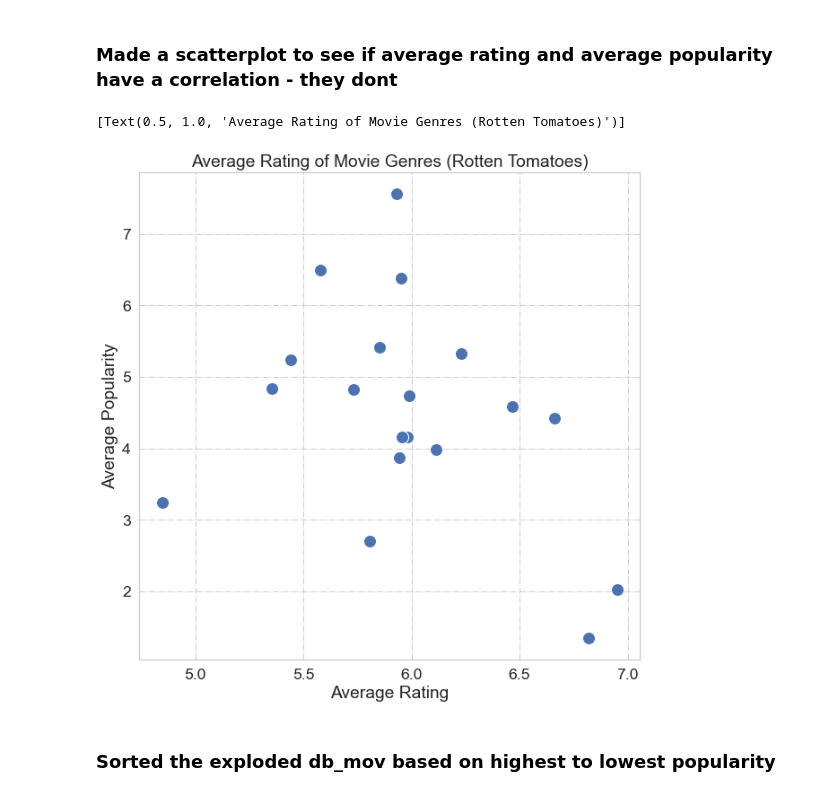
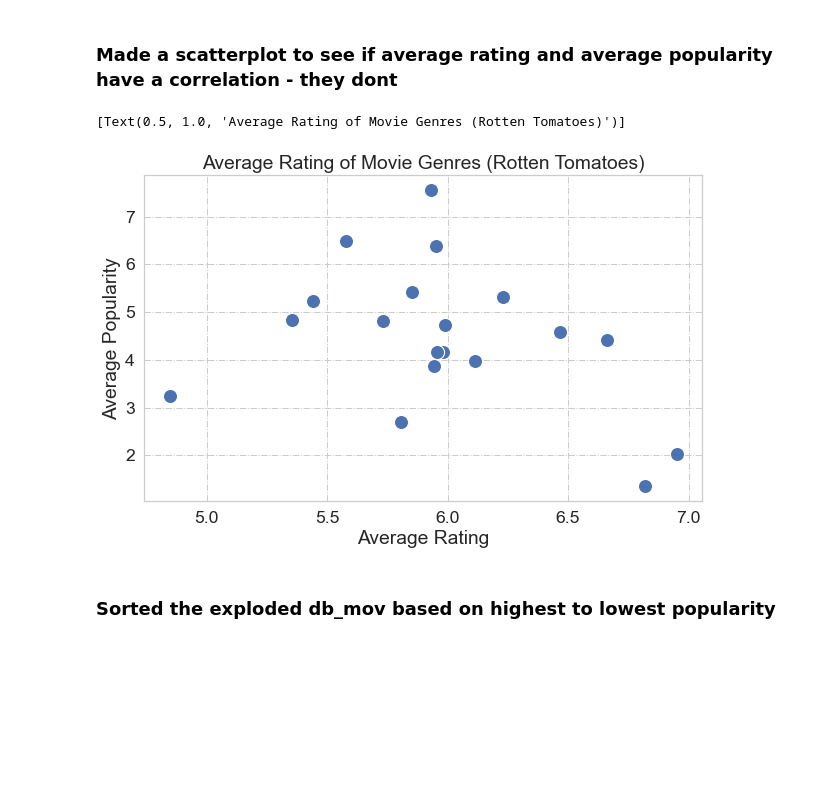
Before and after one commit to LaibahAshfaq/Microsoft-Movie-Analysis-Project, a Jupyter notebook: Final_Notebook.ipynb, the cells around one changed output. Cells and saved outputs as stored; diff of their text form; code cells hidden in the pictures; blank space fills up the shorter version.

```diff
--- a/Final_Notebook.ipynb
+++ b/Final_Notebook.ipynb
@@ -181,18 +181,18 @@ for p in ax.patches:
 # %% [markdown]
 ### Made a scatterplot to see if average rating and average popularity have a correlation - they dont
 # %%
-fix, ax = plt.subplots(1,1, figsize=(10,10))
+fix, ax = plt.subplots(1,1, figsize=(10,6))
 sns.scatterplot(exploded_genre_df.groupby('genre_names')['vote_average'].mean().values,
             exploded_genre_df.groupby('genre_names')['popularity'].mean().values,
             palette = "Spectral",
             s = 200)
 
 plt.xlabel('Average Rating')
 plt.ylabel('Average Popularity')
 ax.set(title='Average Rating of Movie Genres (Rotten Tomatoes)')
 # %% [output]
 [Text(0.5, 1.0, 'Average Rating of Movie Genres (Rotten Tomatoes)')]
-[figure, old version]
+[figure, new version]
 # %% [markdown]
 ### Sorted the exploded db_mov based on highest to lowest popularity
 # %%
```
Also changed, not shown: parts of 3 cells of this notebook.
